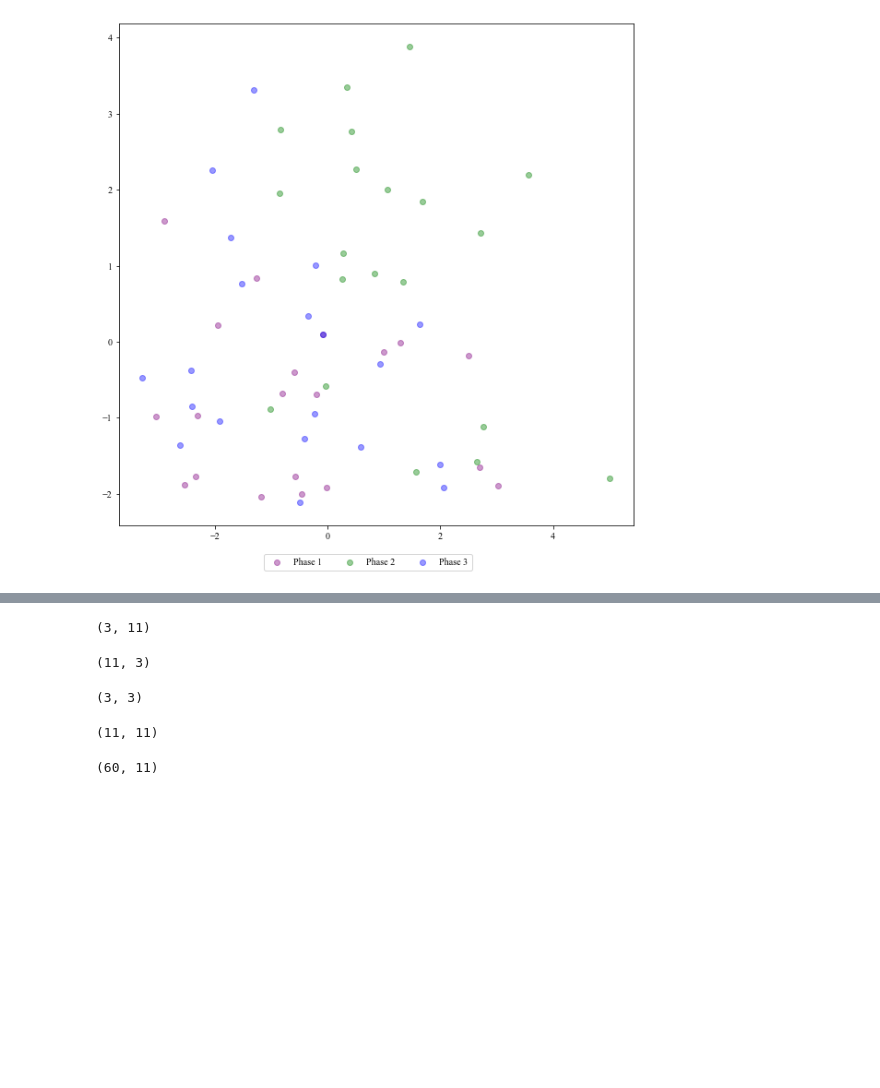
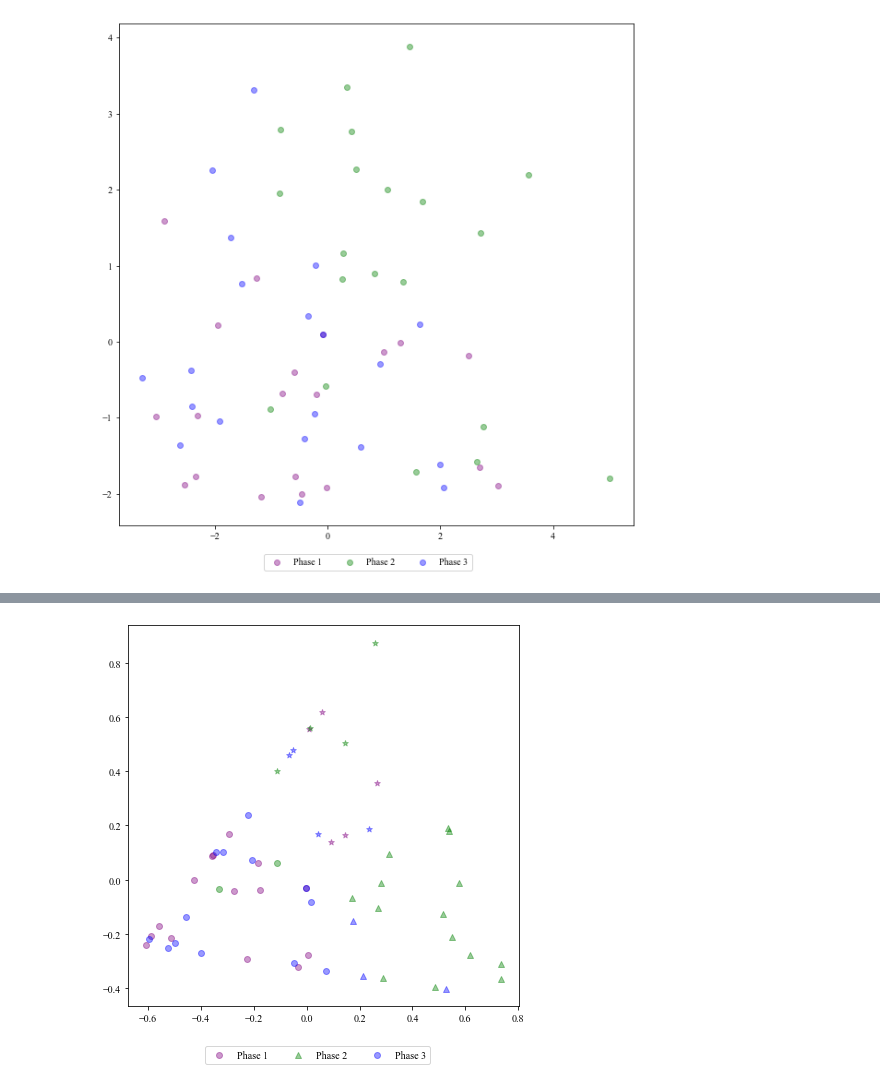
Before and after one commit to Ne0-1/02582_computational_data_analysis, a Jupyter notebook: case2/notebooks/questionnaire_analysis.ipynb, the cells around one changed output, grey strips where cells are left out. Drawn from its saved outputs; the diff is of its cells as text; code cells hidden in the pictures; blank space fills up the shorter version.

```diff
--- a/case2/notebooks/questionnaire_analysis.ipynb
+++ b/case2/notebooks/questionnaire_analysis.ipynb
@@ -269,20 +274,40 @@ XC.shape
-# %%
-S.shape
-# %% [output]
-(3, 11)
-# %%
-C.shape
-# %% [output]
-(11, 3)
-# %%
-(S@C).shape
-# %% [output]
-(3, 3)
-# %%
-(C@S).shape
-# %% [output]
-(11, 11)
-# %%
-(XC@C.T).shape
-# %% [output]
-(60, 11)
+# %%
+
+from sklearn.cluster import KMeans
+
+means3 = KMeans(n_clusters = 3, random_state = 0)
+
+X = np.array(matrix_for_PCA, dtype=float)
+means3.fit(X)
+temp = S.T.argmax(1)
+markers = np.empty(len(temp), dtype='<U10')
+markers[np.argwhere(temp==0)] = '*'
+markers[np.argwhere(temp==1)] = '^'
+markers[np.argwhere(temp==2)] = 'o'
+
+#Now we plot the same PCA plot but with types as kmeans labels:
+fig, ax = plt.subplots(figsize=(7,7))
+p1, p2, p3 = False, False, False
+for i, color in enumerate(cmap):
+    if color == 'purple':
+        label = 'Phase 1'
+    elif color == 'green':
+        label = 'Phase 2'
+    elif color == 'blue':
+        label = 'Phase 3'
+    if p1 == False and label == 'Phase 1':
+        p1 = True
+        plt.scatter(matrix_plot[i,0], matrix_plot[i,1], color = color, label=label, alpha=0.4, marker=markers[i])
+    elif p2 == False and label == 'Phase 2':
+        p2 = True
+        plt.scatter(matrix_plot[i,0], matrix_plot[i,1], color = color, label=label, alpha=0.4, marker=markers[i])
+    elif p3 == False and label == 'Phase 3':
+        p3 = True
+        plt.scatter(matrix_plot[i,0], matrix_plot[i,1], color = color, label=label, alpha=0.4, marker=markers[i])
+    else:
+        plt.scatter(matrix_plot[i,0], matrix_plot[i,1], color = color, alpha=0.4, marker=markers[i])
+fig.legend(loc='lower center', ncol=3, bbox_to_anchor=(0.5, 0))
+fig.savefig('AA.png', bbox_inches='tight')
+plt.show()
+# %% [output]
+[figure, added]
```
Also changed, not shown: parts of 18 cells of this notebook.
